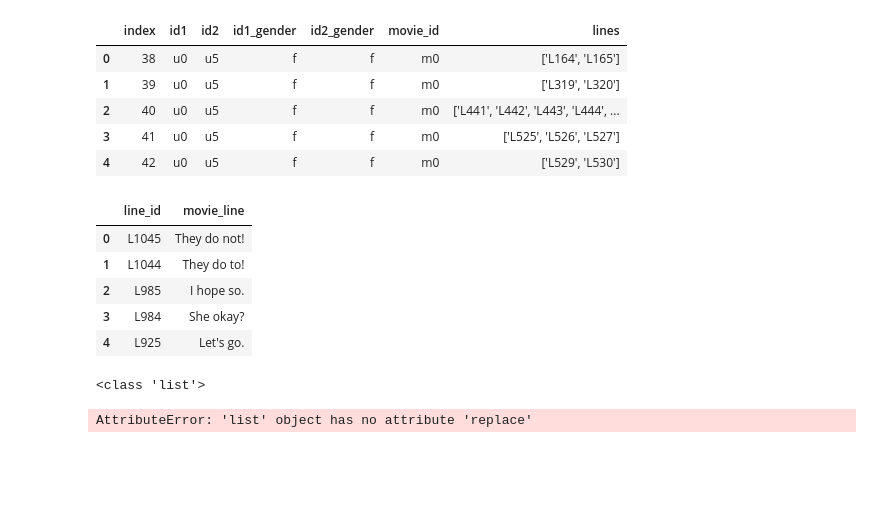
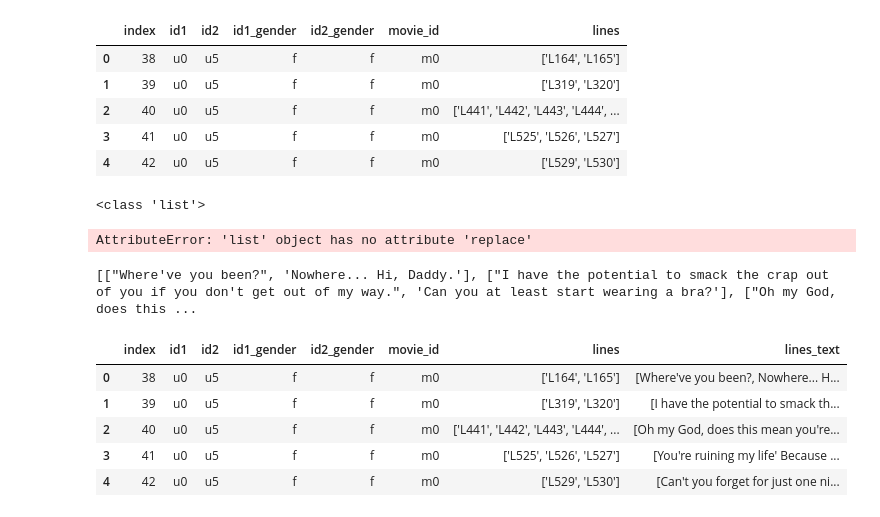
Before and after one commit to ElsieEigers/cornell_textfile_parser, a Jupyter notebook: Data_Merger.ipynb, the cells around one changed output. Cells and saved outputs as stored; diff of their text form; code cells hidden in the pictures; blank space fills up the shorter version.

```diff
--- a/Data_Merger.ipynb
+++ b/Data_Merger.ipynb
@@ -67,16 +85,7 @@ for i in range(len(list_)):
 # %%
 line_id = new_list[0:-1:5]
 movie_line = new_list[4: :5]
-d = {'line_id': line_id, 'movie_line': movie_line}
-line_data = pd.DataFrame(data=d)
-line_data.head()
+line_data = dict(zip(line_id, movie_line))
-# %% [output]
-|  | line_id | movie_line |
-| 0 | L1045 | They do not! |
-| 1 | L1044 | They do to! |
-| 2 | L985 | I hope so. |
-| 3 | L984 | She okay? |
-| 4 | L925 | Let's go. |
 # %%
 
 convo = bechdel['lines']
@@ -98,11 +107,23 @@ text_line = []
 for j in range(len(convo)):
     ce = convo[j]
     for k in range(len(ce)):
-            linetext = line_data[line_data['line_id'] == ce[k]].reset_index()
+            linetext = line_data.get(ce[k])
             if k == 0:
-                linex = [linetext.iloc[0, 2]]
+                linex = [linetext]
             else:
-                linex.append(linetext.iloc[0, 2])
+                linex.append(linetext)
     text_line.append(linex)
 
 print(text_line)
+# %% [output]
+[["Where've you been?", 'Nowhere... Hi, Daddy.'], ["I have the potential to smack the crap out of you if you don't get out of my way.", 'Can you at least start wearing a bra?'], ["Oh my God, does this ...
+# %%
+bechdel['lines_text'] = text_line
+bechdel.head()
+# %% [output]
+|  | index | id1 | id2 | id1_gender | id2_gender | movie_id | lines | lines_text |
+| 0 | 38 | u0 | u5 | f | f | m0 | ['L164', 'L165'] | [Where've you been?, Nowhere... H... |
+| 1 | 39 | u0 | u5 | f | f | m0 | ['L319', 'L320'] | [I have the potential to smack th... |
+| 2 | 40 | u0 | u5 | f | f | m0 | ['L441', 'L442', 'L443', 'L444', ... | [Oh my God, does this mean you're... |
+| 3 | 41 | u0 | u5 | f | f | m0 | ['L525', 'L526', 'L527'] | [You're ruining my life' Because ... |
+| 4 | 42 | u0 | u5 | f | f | m0 | ['L529', 'L530'] | [Can't you forget for just one ni... |
```
Also changed, not shown: parts of 7 cells of this notebook.
